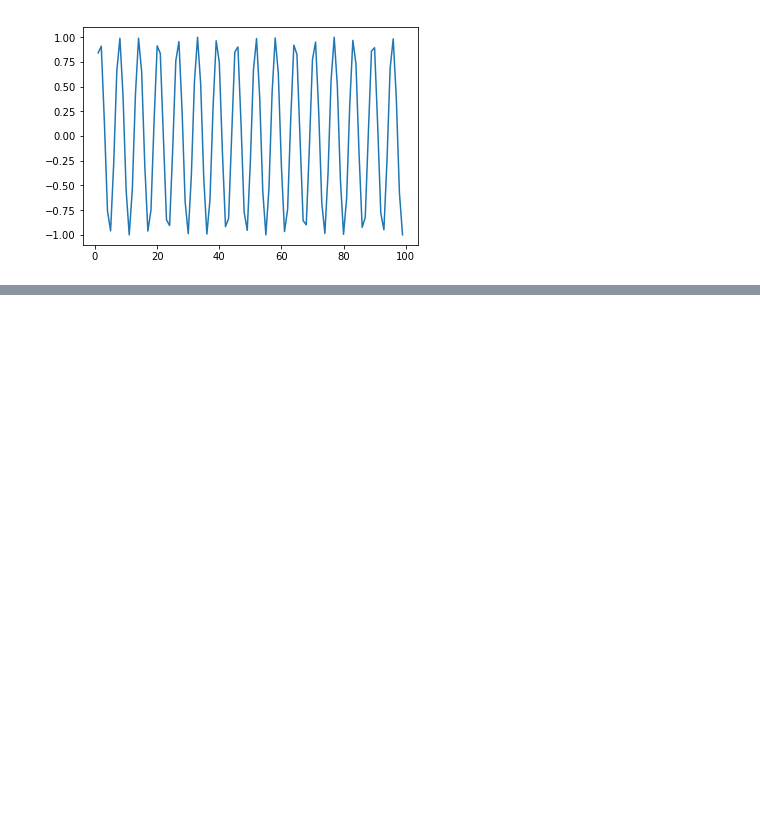
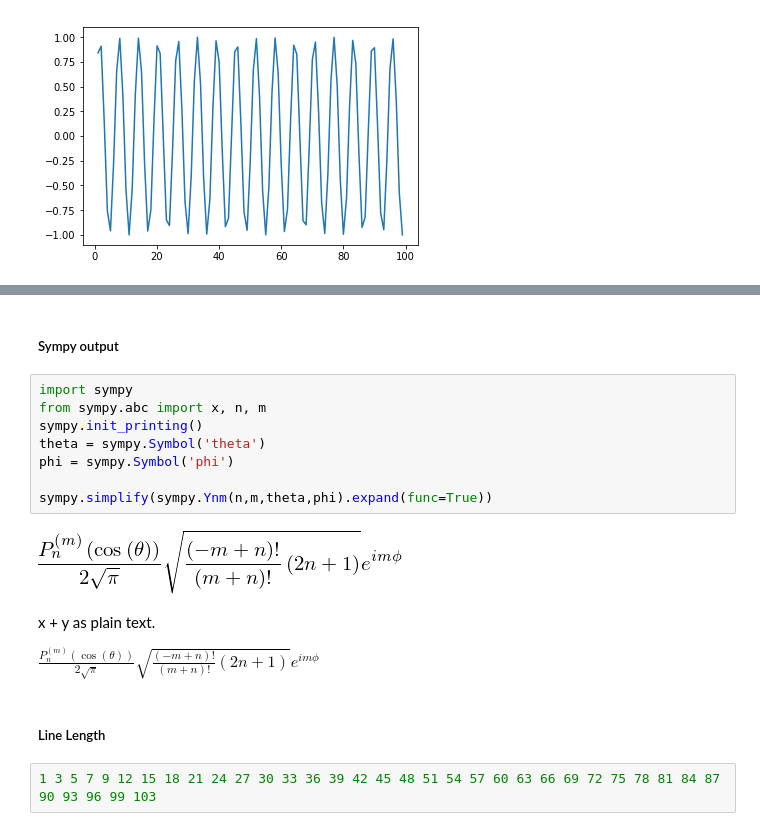
Before and after one commit to t-makaro/nb_pdf_template, a Jupyter notebook: example/test.ipynb, the cells around one changed output, grey strips where cells are left out. Saved outputs shown, nothing was run; the diff lists cells and outputs as text; blank space fills up the shorter version.

```diff
--- a/example/test.ipynb
+++ b/example/test.ipynb
@@ -61,0 +116,20 @@ plt.show()
+# %% [markdown]
+##### Sympy output
+# %%
+import sympy
+from sympy.abc import x, n, m
+sympy.init_printing()
+theta = sympy.Symbol('theta')
+phi = sympy.Symbol('phi')
+
+sympy.simplify(sympy.Ynm(n,m,theta,phi).expand(func=True))
+# %% [output]
+[figure, added]
+# %% [markdown]
+x + y as plain text.
+
+$\frac{P_{n}^{\left(m\right)}\left(\cos{\left (\theta \right )}\right)}{2 \sqrt{\pi}} \sqrt{\frac{\left(- m + n\right)!}{\left(m + n\right)!} \left(2 n + 1\right)} e^{i m \phi}$
+# %% [markdown]
+##### Line Length
+# %%
+1 3 5 7 9 12 15 18 21 24 27 30 33 36 39 42 45 48 51 54 57 60 63 66 69 72 75 78 81 84 87 90 93 96 99 103
```
Also changed, not shown: parts of 6 cells of this notebook, 2 other files.
